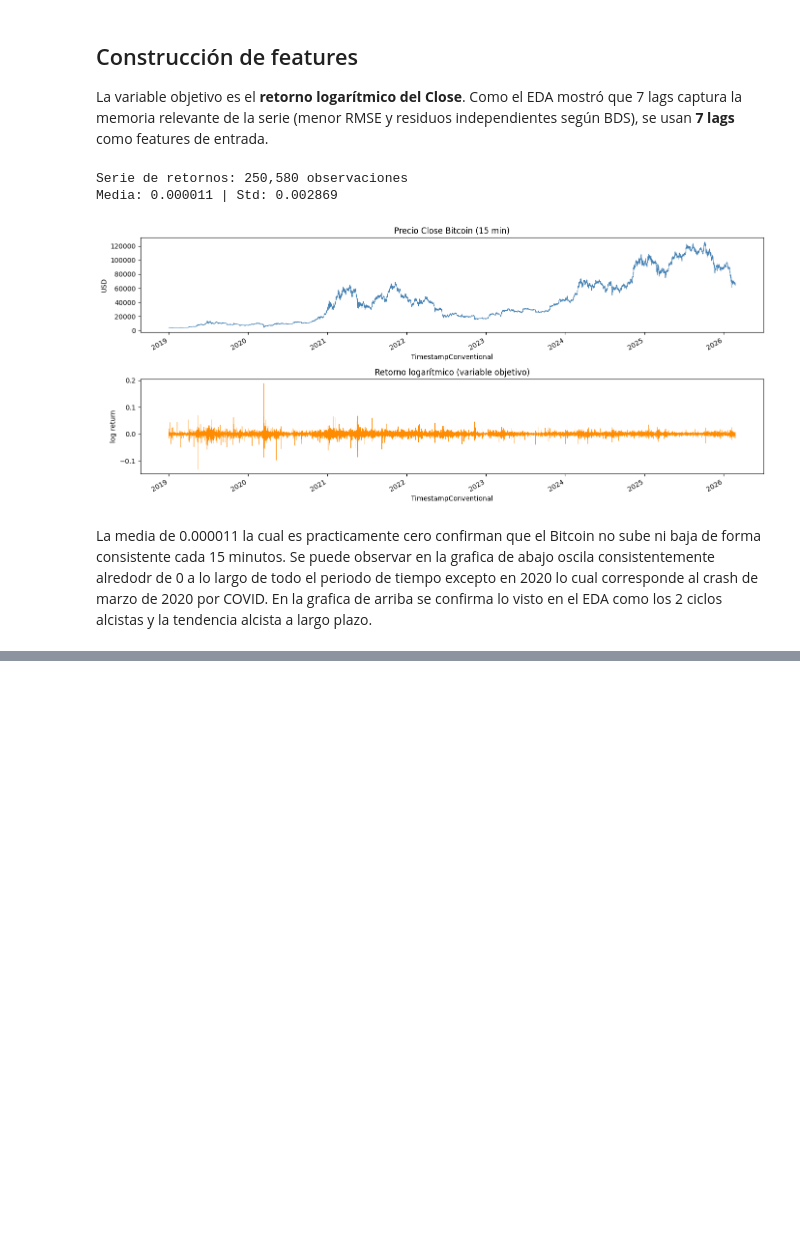
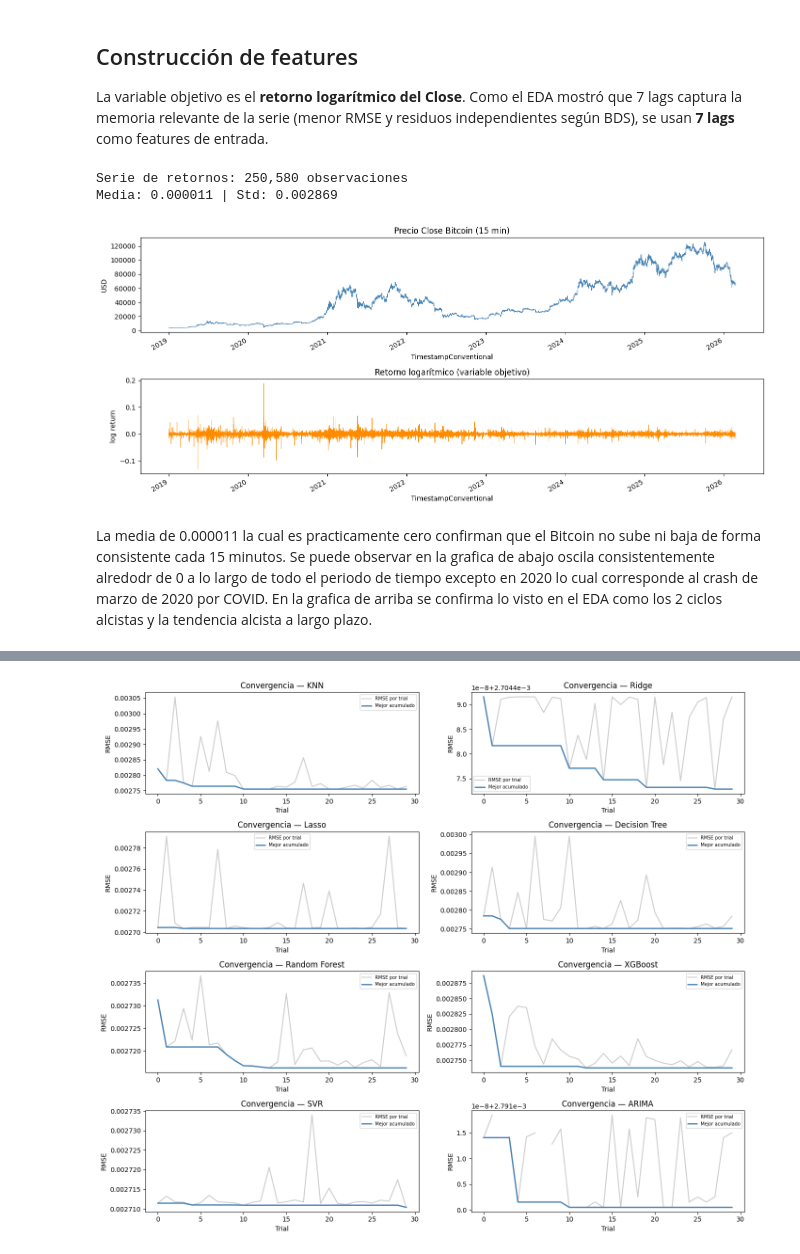
Before and after one commit to T1fff/Proyecto-Investigacion-Bitcoin, a Jupyter notebook: BPP.ipynb, the cells around one changed output, grey strips where cells are left out. Drawn from its saved outputs; the diff is of its cells as text; code cells hidden in the pictures; blank space fills up the shorter version.

Commit message:
entregable 2 - modelos benchmark

```diff
--- a/BPP.ipynb
+++ b/BPP.ipynb
@@ -286,0 +410,89 @@ Decision Tree   — RMSE: 0.00267 | MAE: 0.00160 | Tiempo: 2.78s | Params: {'mod
+# %%
+resultados_optuna = {}
+
+for nombre, ModelClass in modelos.items():
+    t0 = time.time()
+
+    def objective(trial):
+        if nombre == 'ARIMA':
+            params = {
+                'p': trial.suggest_int('p', 0, 4),
+                'd': 0,
+                'q': trial.suggest_int('q', 0, 4)
+            }
+            if params['p'] == 0 and params['q'] == 0:
+                return np.inf
+        elif nombre == 'KNN':
+            params = {
+                'n_neighbors': trial.suggest_int('n_neighbors', 2, 20),
+                'weights'    : trial.suggest_categorical('weights', ['uniform', 'distance'])
+            }
+        elif nombre == 'Ridge':
+            params = {'alpha': trial.suggest_float('alpha', 0.0001, 100, log=True)}
+        elif nombre == 'Lasso':
+            params = {'alpha': trial.suggest_float('alpha', 0.00001, 1, log=True)}
+        elif nombre == 'Decision Tree':
+            params = {
+                'max_depth'        : trial.suggest_int('max_depth', 2, 15),
+                'min_samples_split': trial.suggest_int('min_samples_split', 2, 20)
+            }
+        elif nombre == 'Random Forest':
+            params = {
+                'n_estimators': trial.suggest_int('n_estimators', 50, 300),
+                'max_depth'   : trial.suggest_int('max_depth', 2, 10)
+            }
+        elif nombre == 'XGBoost':
+            params = {
+                'n_estimators' : trial.suggest_int('n_estimators', 50, 300),
+                'learning_rate': trial.suggest_float('learning_rate', 0.01, 0.3, log=True)
+            }
+        else:  # SVR (LinearSVR)
+            params = {
+                'C'      : trial.suggest_float('C', 0.01, 20, log=True),
+                'epsilon': trial.suggest_float('epsilon', 0.001, 0.1, log=True)
+            }
+        rmse, _, _ = evaluar_params(ModelClass, params, seed=RANDOM_SEED)
+        return rmse
+
+    study = optuna.create_study(
+        direction='minimize',
+        sampler=optuna.samplers.TPESampler(seed=RANDOM_SEED)
+    )
+    study.optimize(objective, n_trials=30)
+
+    # ARIMA: best_params de Optuna no incluye 'd' porque no es un trial param
+    # se reincorpora aquí para que evaluar_params tenga el dict completo
+    best_params = study.best_params
+    if nombre == 'ARIMA':
+        best_params = {'p': best_params['p'], 'd': 0, 'q': best_params['q']}
+
+    rmse, mae, da = evaluar_params(ModelClass, best_params, seed=RANDOM_SEED)
+
+    resultados_optuna[nombre] = {
+        'rmse': rmse, 'mae': mae, 'da': da,
+        'params': best_params, 'tiempo': round(time.time() - t0, 2),
+        'iteraciones': 30,
+        'history': [t.value for t in study.trials]
+    }
+    print(f'{nombre:15s} — RMSE: {rmse:.5f} | MAE: {mae:.5f} | '
+          f'DA: {da:.3f} | Tiempo: {resultados_optuna[nombre]["tiempo"]}s')
+
+# Gráfica de convergencia — 4 filas x 2 cols para 8 modelos (7 ML + ARIMA)
+fig, axes = plt.subplots(4, 2, figsize=(14, 12))
+axes = axes.flatten()
+
+for i, nombre in enumerate(modelos.keys()):
+    history  = resultados_optuna[nombre]['history']
+    history  = [v if (v is not None and np.isfinite(v)) else np.inf for v in history]
+    finite   = [v for v in history if np.isfinite(v)]
+    best_acc = np.minimum.accumulate(history) if finite else history
+    axes[i].plot(history, alpha=0.4, color='gray', label='RMSE por trial')
+    axes[i].plot(best_acc, color='steelblue', linewidth=2, label='Mejor acumulado')
+    axes[i].set_title(f'Convergencia — {nombre}')
+    axes[i].set_xlabel('Trial')
+    axes[i].set_ylabel('RMSE')
+    axes[i].legend(fontsize=7)
+
+plt.tight_layout()
+plt.show()
+# %% [output]
@@ -286,0 +507 @@ Decision Tree   — RMSE: 0.00267 | MAE: 0.00160 | Tiempo: 2.78s | Params: {'mod
+[figure, added]
```
Also changed, not shown: parts of 29 cells of this notebook, 1 other file.
